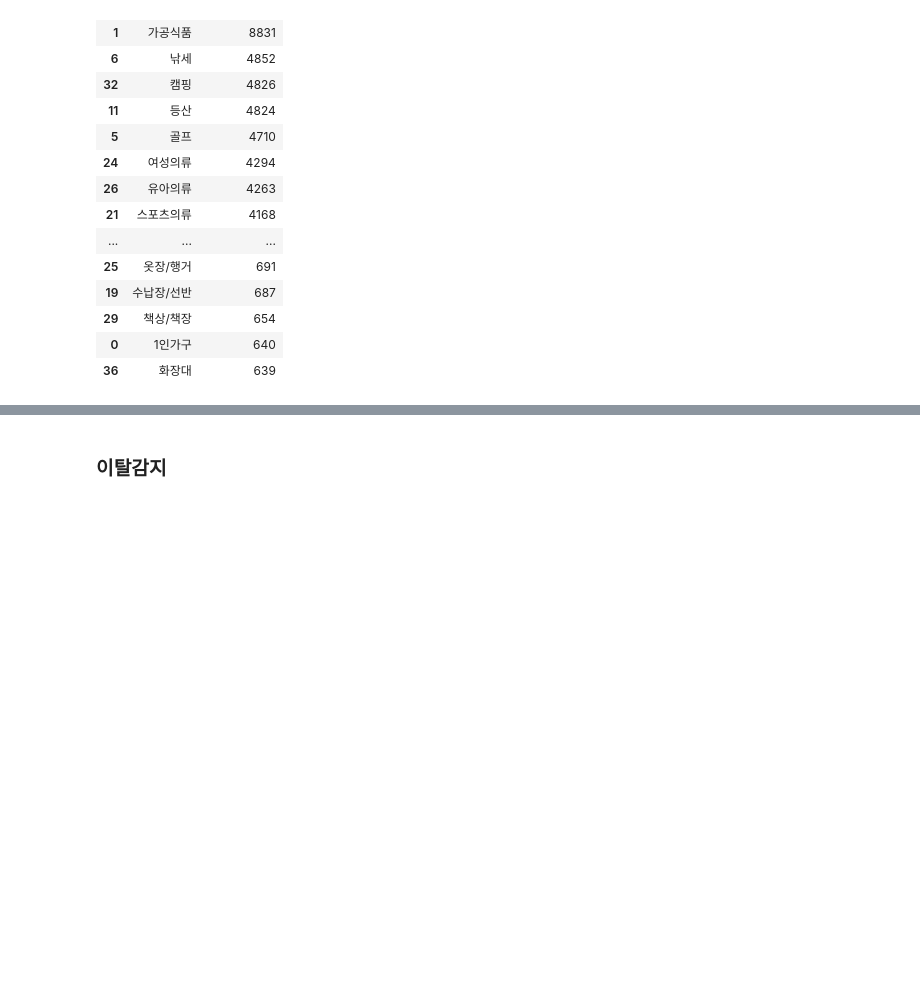
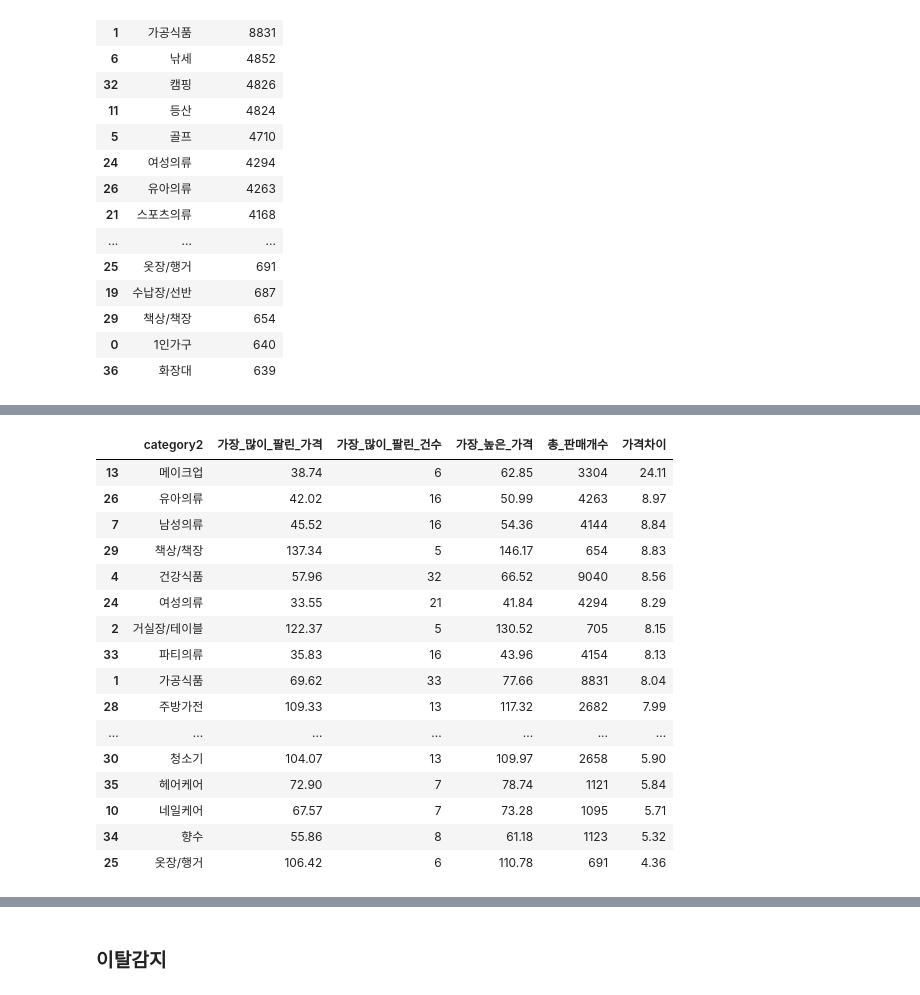
Before and after one commit to Wowdada/4Team, a Jupyter notebook: hong.ipynb, the cells around one changed output, grey strips where cells are left out. Drawn from its saved outputs; the diff is of its cells as text; code cells hidden in the pictures; blank space fills up the shorter version.

```diff
--- a/hong.ipynb
+++ b/hong.ipynb
@@ -316,0 +467,29 @@ category2_count
+# %%
+mode_price = df.groupby('category2')['price'].agg(lambda x: x.mode()[0]).reset_index()
+max_price = df.groupby('category2')['price'].max().reset_index()
+mode_price['가장_많이_팔린_건수'] = mode_price.apply(lambda row: df[(df['category2'] == row['category2']) & (df['price'] == row['price'])].shape[0], axis=1)
+total_count = df.groupby('category2').size().reset_index(name='총_판매개수')
+result = pd.merge(mode_price, max_price, on='category2')
+result = pd.merge(result, total_count, on='category2')
+result = result.rename(columns={'price_x': '가장_많이_팔린_가격', 'price_y': '가장_높은_가격'})
+result['가격차이'] = (result['가장_높은_가격'] - result['가장_많이_팔린_가격']).round(2)
+result = result.sort_values('가격차이', ascending=False)
+result
+# %% [output]
+|  | category2 | 가장_많이_팔린_가격 | 가장_많이_팔린_건수 | 가장_높은_가격 | 총_판매개수 | 가격차이 |
+| 13 | 메이크업 | 38.74 | 6 | 62.85 | 3304 | 24.11 |
+| 26 | 유아의류 | 42.02 | 16 | 50.99 | 4263 | 8.97 |
+| 7 | 남성의류 | 45.52 | 16 | 54.36 | 4144 | 8.84 |
+| 29 | 책상/책장 | 137.34 | 5 | 146.17 | 654 | 8.83 |
+| 4 | 건강식품 | 57.96 | 32 | 66.52 | 9040 | 8.56 |
+| 24 | 여성의류 | 33.55 | 21 | 41.84 | 4294 | 8.29 |
+| 2 | 거실장/테이블 | 122.37 | 5 | 130.52 | 705 | 8.15 |
+| 33 | 파티의류 | 35.83 | 16 | 43.96 | 4154 | 8.13 |
+| 1 | 가공식품 | 69.62 | 33 | 77.66 | 8831 | 8.04 |
+| 28 | 주방가전 | 109.33 | 13 | 117.32 | 2682 | 7.99 |
+| ... | ... | ... | ... | ... | ... | ... |
+| 30 | 청소기 | 104.07 | 13 | 109.97 | 2658 | 5.90 |
+| 35 | 헤어케어 | 72.90 | 7 | 78.74 | 1121 | 5.84 |
+| 10 | 네일케어 | 67.57 | 7 | 73.28 | 1095 | 5.71 |
+| 34 | 향수 | 55.86 | 8 | 61.18 | 1123 | 5.32 |
+| 25 | 옷장/행거 | 106.42 | 6 | 110.78 | 691 | 4.36 |
```
Also changed, not shown: parts of 36 cells of this notebook, 1 other file.
